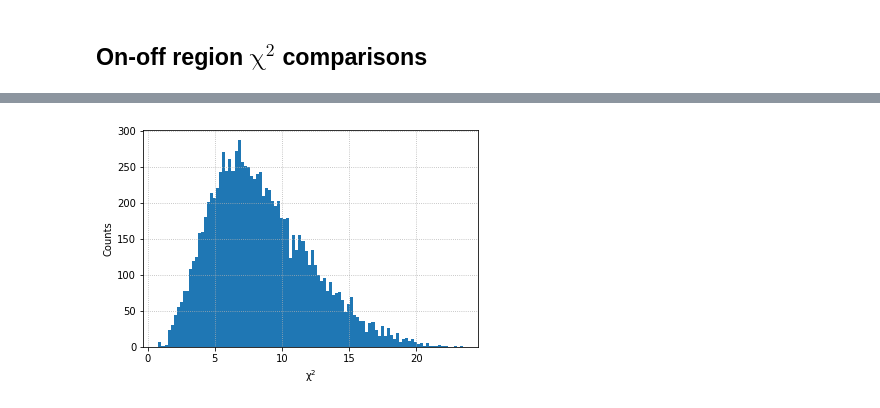
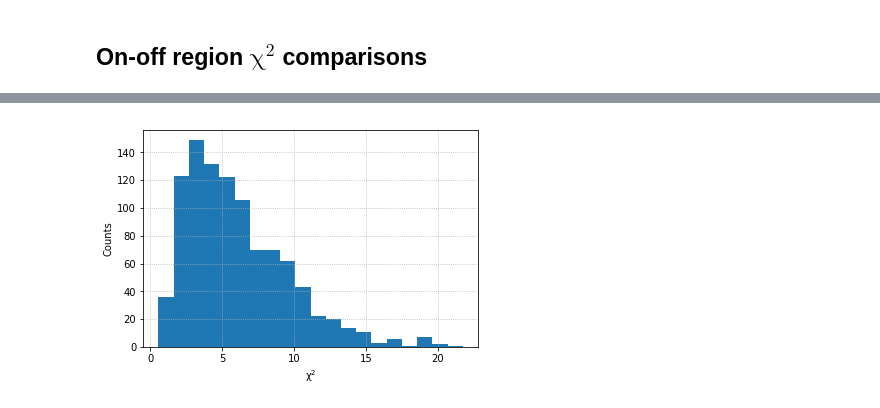
Before and after one commit to jrbourbeau/sky-anisotropy, a Jupyter notebook: example.ipynb, the cells around one changed output, grey strips where cells are left out. Drawn from its saved outputs; the diff is of its cells as text; code cells hidden in the pictures.

```diff
--- a/example.ipynb
+++ b/example.ipynb
@@ -9,0 +27,3 @@ import matplotlib.pyplot as plt
+# %%
+client = Client(cluster)
+client
@@ -107,6 +129,11 @@ hp.graticule(verbose=False)
 # %% [markdown]
 ## On-off region $\mathrm{\chi^2}$ comparisons
 # %%
-results = sa.on_off_chi_squared(values, pix, pix_center=pix[:10000], on_region='disc',
-                                size=size, off_region='allsky', nside=64,
-                                bins=np.linspace(-2, 2, 10), n_jobs=3)
+results = sa.on_off_chi_squared(values, pix,
+                                pix_center=pix[:1000],
+                                on_region='disc',
+                                size=size,
+                                off_region='allsky',
+                                nside=64,
+                                bins=np.linspace(-2, 2, 10),
+                                compute=False)
@@ -125,0 +144,2 @@ results.head()
+# %%
+results_future = client.compute(results)
@@ -125,0 +150,3 @@ results.head()
+# %%
+df = results_future.result()
+df.head()
@@ -126,9 +160,9 @@ results.head()
 # %%
 fig, ax = plt.subplots()
-results['chi2'].plot(kind='hist', bins=100, ax=ax)
+df['chi2'].plot(kind='hist', bins=20, ax=ax)
 ax.set_xlabel('$\mathrm{\chi^2}$')
 ax.set_ylabel('Counts')
 ax.grid(ls=':')
 plt.show()
 # %% [output]
-[figure, old version]
+[figure, new version]
```
Also changed, not shown: parts of 13 cells of this notebook, 2 other files.
